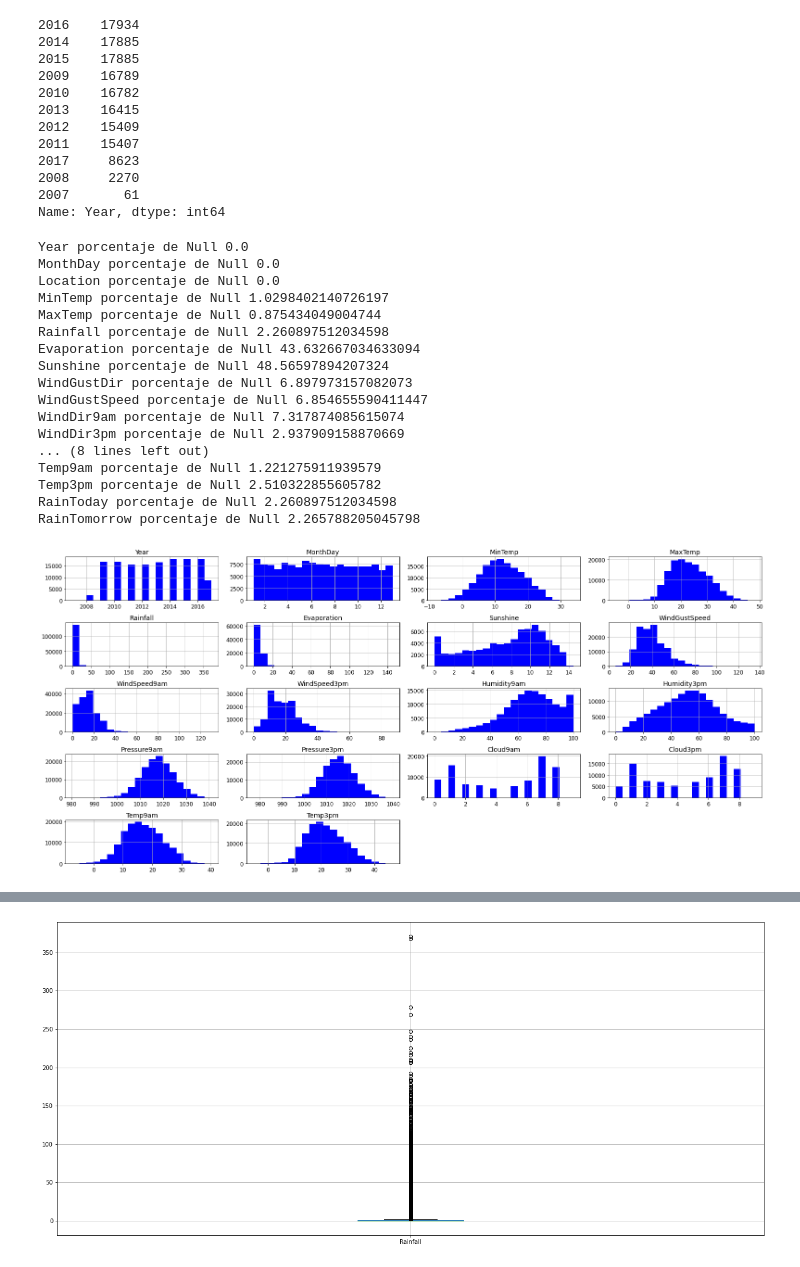
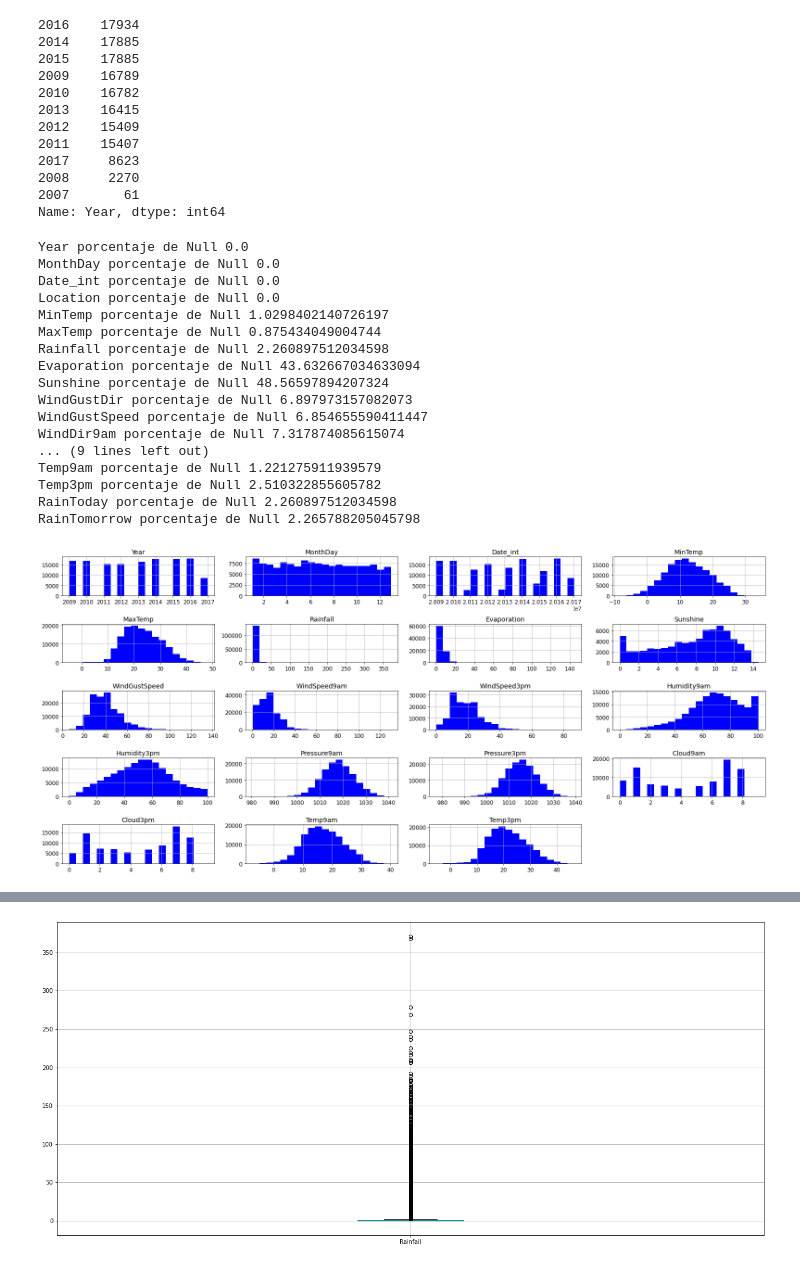
Before and after one commit to ezeguins/analisis_datos_TP, a Jupyter notebook: visualization2.ipynb, the cells around one changed output, grey strips where cells are left out. Cells and saved outputs as stored; diff of their text form; code cells hidden in the pictures.

```diff
--- a/visualization2.ipynb
+++ b/visualization2.ipynb
@@ -17,5 +21,7 @@ dataset_=dataset.copy()
 # %%
+from datetime import datetime
 if 'Date' in dataset_.columns:
+    Date_int=dataset_['Date'].apply(lambda x: int(datetime.strptime(x,'%Y-%m-%d').strftime('%Y%m%d')))
     date = dataset_['Date'].str.split(pat='-', expand = True)
     date.shape
     year = np.uint16(date[0])
@@ -23,3 +29,4 @@ if 'Date' in dataset_.columns:
     dataset_ = dataset_.drop('Date', 1)
     dataset_.insert(0, 'Year', year)
     dataset_.insert(1, 'MonthDay', month_day)
+    dataset_.insert(2, 'Date_int', Date_int)
@@ -42,14 +57,18 @@ Name: Year, dtype: int64
 # %%
 # Se descartan los años 2007 y 2008 por incompletud.
 dataset__=dataset_[dataset_["Year"]!=2007]
-dataset__=dataset__[dataset__["Year"]!=2008]
+dataset__=dataset__[dataset__["Year"]!=2008].sort_values(by="Date_int")
 # %%
+#Se verifican los null para cada columna
+#(en este caso particular busqueda ne null y de nan arrojan el mismo resultado)
+
 for column in dataset__:
    tot=dataset__[column].isnull().sum()
    print(column,"porcentaje de Null",tot/len(dataset__[column])*100)
 # %% [output]
 Year porcentaje de Null 0.0
 MonthDay porcentaje de Null 0.0
+Date_int porcentaje de Null 0.0
 Location porcentaje de Null 0.0
 MinTemp porcentaje de Null 1.0298402140726197
 MaxTemp porcentaje de Null 0.875434049004744
@@ -59,8 +78,7 @@ Sunshine porcentaje de Null 48.56597894207324
 WindGustDir porcentaje de Null 6.897973157082073
 WindGustSpeed porcentaje de Null 6.854655590411447
 WindDir9am porcentaje de Null 7.317874085615074
-WindDir3pm porcentaje de Null 2.937909158870669
-... (8 lines left out)
+... (9 lines left out)
 Temp9am porcentaje de Null 1.221275911939579
 Temp3pm porcentaje de Null 2.510322855605782
 RainToday porcentaje de Null 2.260897512034598
@@ -68,13 +86,13 @@ RainTomorrow porcentaje de Null 2.265788205045798
 # %%
 # Visualizamos la distribución de cada columna
 def display_distributions(dataset_):
     fig = dataset_.hist(xlabelsize=12, ylabelsize=12,figsize=(22,10), color='blue', bins=20)
     [x.title.set_size(14) for x in fig.ravel()]
     plt.tight_layout()
     plt.show()
-display_distributions(dataset_)
+display_distributions(dataset__)
 # %% [output]
-[figure, old version]
+[figure, new version]
 # %%
 # Graficamos la matriz de colinearidad
 correlation_matrix = dataset_[dataset_.columns].corr().round(2)
```
Also changed, not shown: parts of 6 cells of this notebook.
